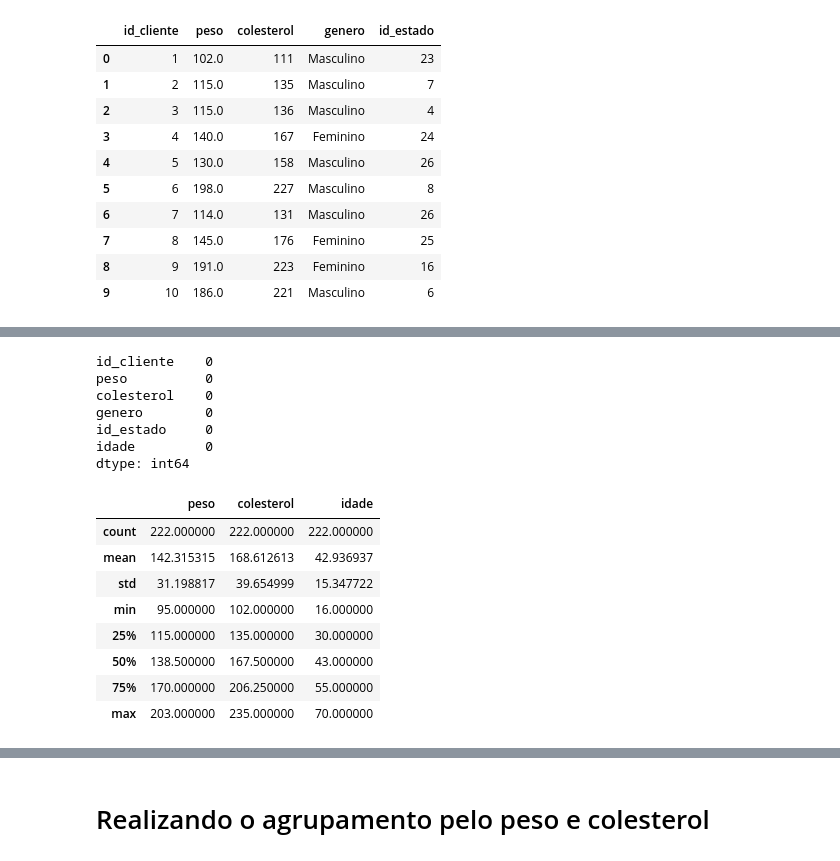
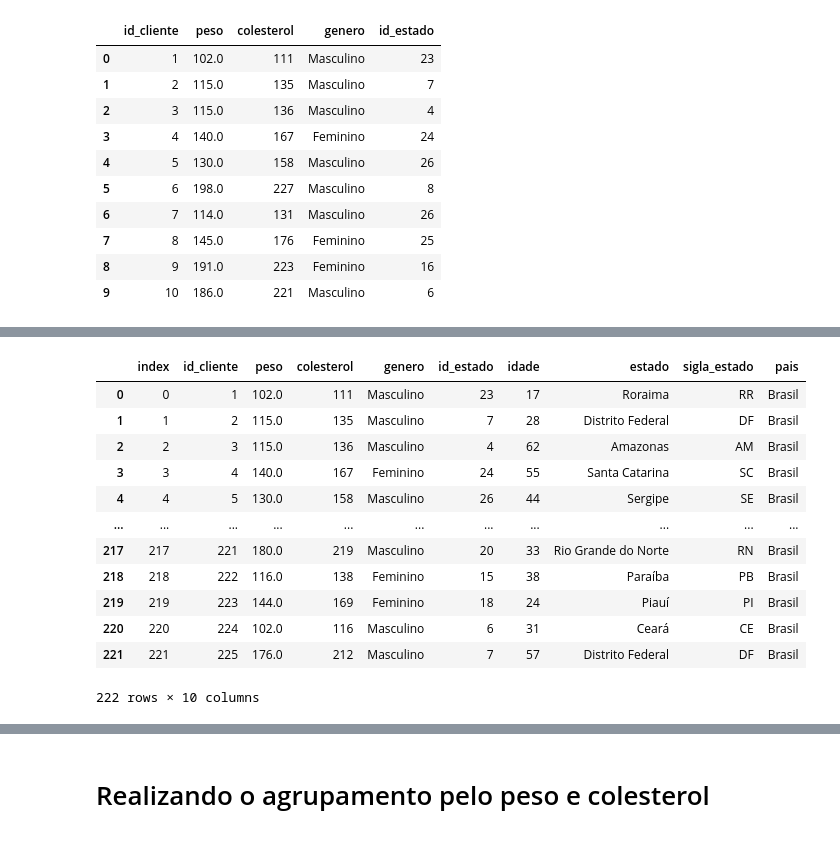
Before and after one commit to EricoCoutoJr/Processamento-Big-Data, a Jupyter notebook: Prática_kmeans.ipynb, the cells around one changed output, grey strips where cells are left out. Saved outputs shown, nothing was run; the diff lists cells and outputs as text; code cells hidden in the pictures.

```diff
--- a/Prática_kmeans.ipynb
+++ b/Prática_kmeans.ipynb
@@ -158,23 +178,18 @@ dados_cliente.dropna(subset=['peso'], inplace=True)
-# %%
-# Checking
-dados_cliente.isnull().sum()
-# %% [output]
-id_cliente    0
-peso          0
-colesterol    0
-genero        0
-id_estado     0
-idade         0
-dtype: int64
-# %%
-dados_cliente[['peso','colesterol','idade']].describe()
-# %% [output]
-|  | peso | colesterol | idade |
-| count | 222.000000 | 222.000000 | 222.000000 |
-| mean | 142.315315 | 168.612613 | 42.936937 |
-| std | 31.198817 | 39.654999 | 15.347722 |
-| min | 95.000000 | 102.000000 | 16.000000 |
-| 25% | 115.000000 | 135.000000 | 30.000000 |
-| 50% | 138.500000 | 167.500000 | 43.000000 |
-| 75% | 170.000000 | 206.250000 | 55.000000 |
-| max | 203.000000 | 235.000000 | 70.000000 |
+# %%
+resultado = pd.merge(cliente_idade, estados,how='left', on='id_estado')
+resultado['sigla_estado'] = resultado.sigla_estado.str.upper()
+resultado.reset_index()
+# %% [output]
+|  | index | id_cliente | peso | colesterol | genero | id_estado | idade | estado | sigla_estado | pais |
+| 0 | 0 | 1 | 102.0 | 111 | Masculino | 23 | 17 | Roraima | RR | Brasil |
+| 1 | 1 | 2 | 115.0 | 135 | Masculino | 7 | 28 | Distrito Federal | DF | Brasil |
+| 2 | 2 | 3 | 115.0 | 136 | Masculino | 4 | 62 | Amazonas | AM | Brasil |
+| 3 | 3 | 4 | 140.0 | 167 | Feminino | 24 | 55 | Santa Catarina | SC | Brasil |
+| 4 | 4 | 5 | 130.0 | 158 | Masculino | 26 | 44 | Sergipe | SE | Brasil |
+| ... | ... | ... | ... | ... | ... | ... | ... | ... | ... | ... |
+| 217 | 217 | 221 | 180.0 | 219 | Masculino | 20 | 33 | Rio Grande do Norte | RN | Brasil |
+| 218 | 218 | 222 | 116.0 | 138 | Feminino | 15 | 38 | Paraíba | PB | Brasil |
+| 219 | 219 | 223 | 144.0 | 169 | Feminino | 18 | 24 | Piauí | PI | Brasil |
+| 220 | 220 | 224 | 102.0 | 116 | Masculino | 6 | 31 | Ceará | CE | Brasil |
+| 221 | 221 | 225 | 176.0 | 212 | Masculino | 7 | 57 | Distrito Federal | DF | Brasil |
+222 rows × 10 columns
```
Also changed, not shown: parts of 32 cells of this notebook.
